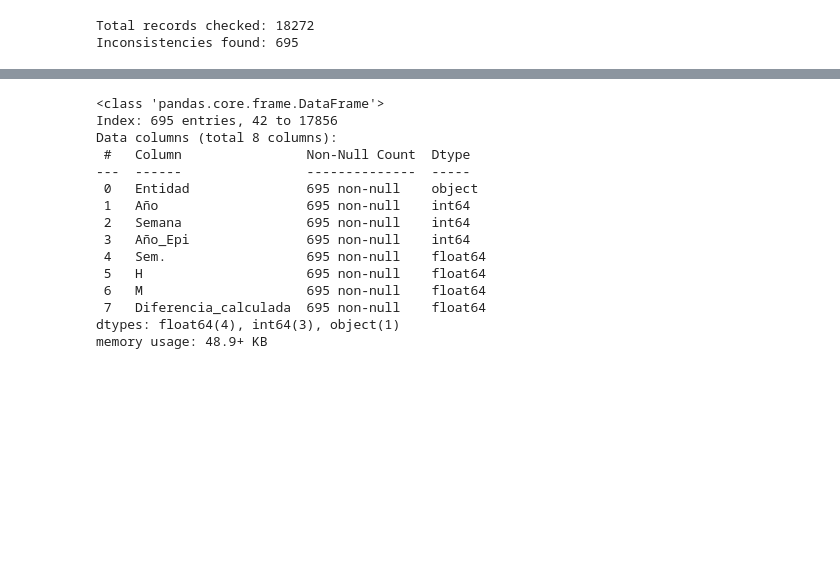
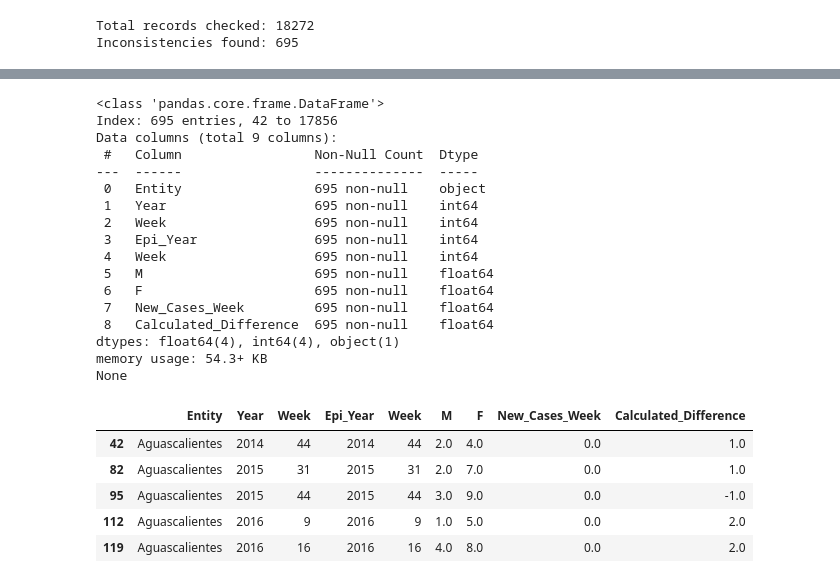
Before and after one commit to greyngs/alzheimer-forecasting-mexico, a Jupyter notebook: notebooks/2_study_of_inconsistencies.ipynb, the cells around one changed output, grey strips where cells are left out. Drawn from its saved outputs; the diff is of its cells as text; code cells hidden in the pictures; blank space fills up the shorter version.

```diff
--- a/notebooks/2_study_of_inconsistencies.ipynb
+++ b/notebooks/2_study_of_inconsistencies.ipynb
@@ -115,29 +120,38 @@ plt.show()
 # %%
-output_folder = '../data/interim/'
-filename = 'data_inconsistencies.csv'
-route = os.path.join(output_folder, filename)
+# output_folder = '../data/interim/'
+# filename = 'data_inconsistencies.csv'
+# route = os.path.join(output_folder, filename)
 
 
-alzheimer_inconsistencias_df.to_csv(
-    route,
-    index=False,
-    encoding='utf-8'
-)
+# alzheimer_inconsistencias_df.to_csv(
+#     route,
+#     index=False,
+#     encoding='utf-8'
+# )
+
+print(alzheimer_inconsistencias_df.info())
+alzheimer_inconsistencias_df.head()
+# %% [output]
+<class 'pandas.core.frame.DataFrame'>
+Index: 695 entries, 42 to 17856
+Data columns (total 9 columns):
+ #   Column                 Non-Null Count  Dtype
+---  ------                 --------------  -----
+ 0   Entity                 695 non-null    object
+ 1   Year                   695 non-null    int64
+ 2   Week                   695 non-null    int64
+ 3   Epi_Year               695 non-null    int64
+ 4   Week                   695 non-null    int64
+ 5   M                      695 non-null    float64
+ 6   F                      695 non-null    float64
+ 7   New_Cases_Week         695 non-null    float64
+ 8   Calculated_Difference  695 non-null    float64
+dtypes: float64(4), int64(4), object(1)
+memory usage: 54.3+ KB
+None
+|  | Entity | Year | Week | Epi_Year | Week | M | F | New_Cases_Week | Calculated_Difference |
+| 42 | Aguascalientes | 2014 | 44 | 2014 | 44 | 2.0 | 4.0 | 0.0 | 1.0 |
+| 82 | Aguascalientes | 2015 | 31 | 2015 | 31 | 2.0 | 7.0 | 0.0 | 1.0 |
+| 95 | Aguascalientes | 2015 | 44 | 2015 | 44 | 3.0 | 9.0 | 0.0 | -1.0 |
+| 112 | Aguascalientes | 2016 | 9 | 2016 | 9 | 1.0 | 5.0 | 0.0 | 2.0 |
+| 119 | Aguascalientes | 2016 | 16 | 2016 | 16 | 4.0 | 8.0 | 0.0 | 2.0 |
-# %%
-alzheimer_inconsistencias_df.info()
-# %% [output]
-<class 'pandas.core.frame.DataFrame'>
-Index: 695 entries, 42 to 17856
-Data columns (total 8 columns):
- #   Column                Non-Null Count  Dtype
----  ------                --------------  -----
- 0   Entidad               695 non-null    object
- 1   Año                   695 non-null    int64
- 2   Semana                695 non-null    int64
- 3   Año_Epi               695 non-null    int64
- 4   Sem.                  695 non-null    float64
- 5   H                     695 non-null    float64
- 6   M                     695 non-null    float64
- 7   Diferencia_calculada  695 non-null    float64
-dtypes: float64(4), int64(3), object(1)
-memory usage: 48.9+ KB
```
Also changed, not shown: parts of 5 cells of this notebook, 3 other files.
